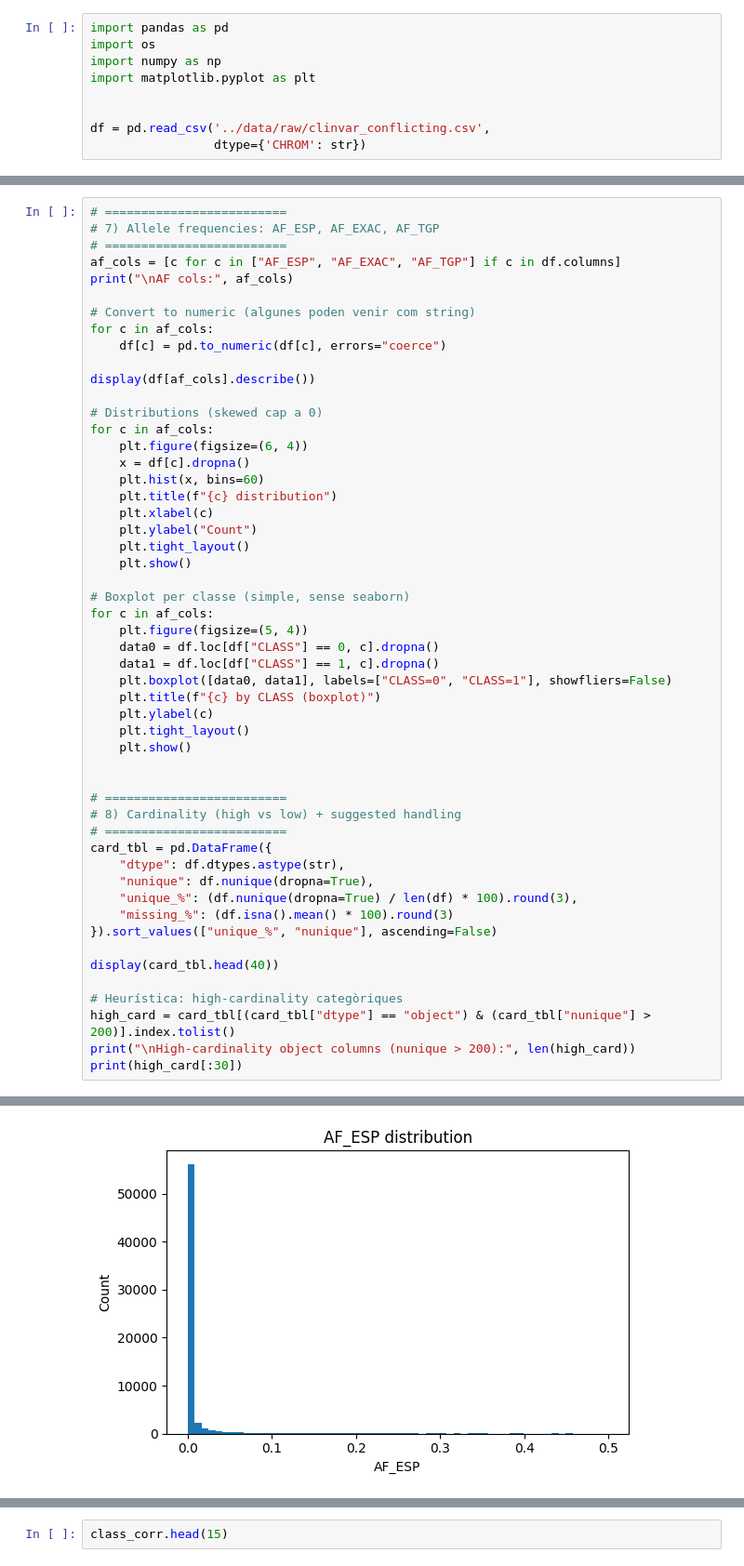
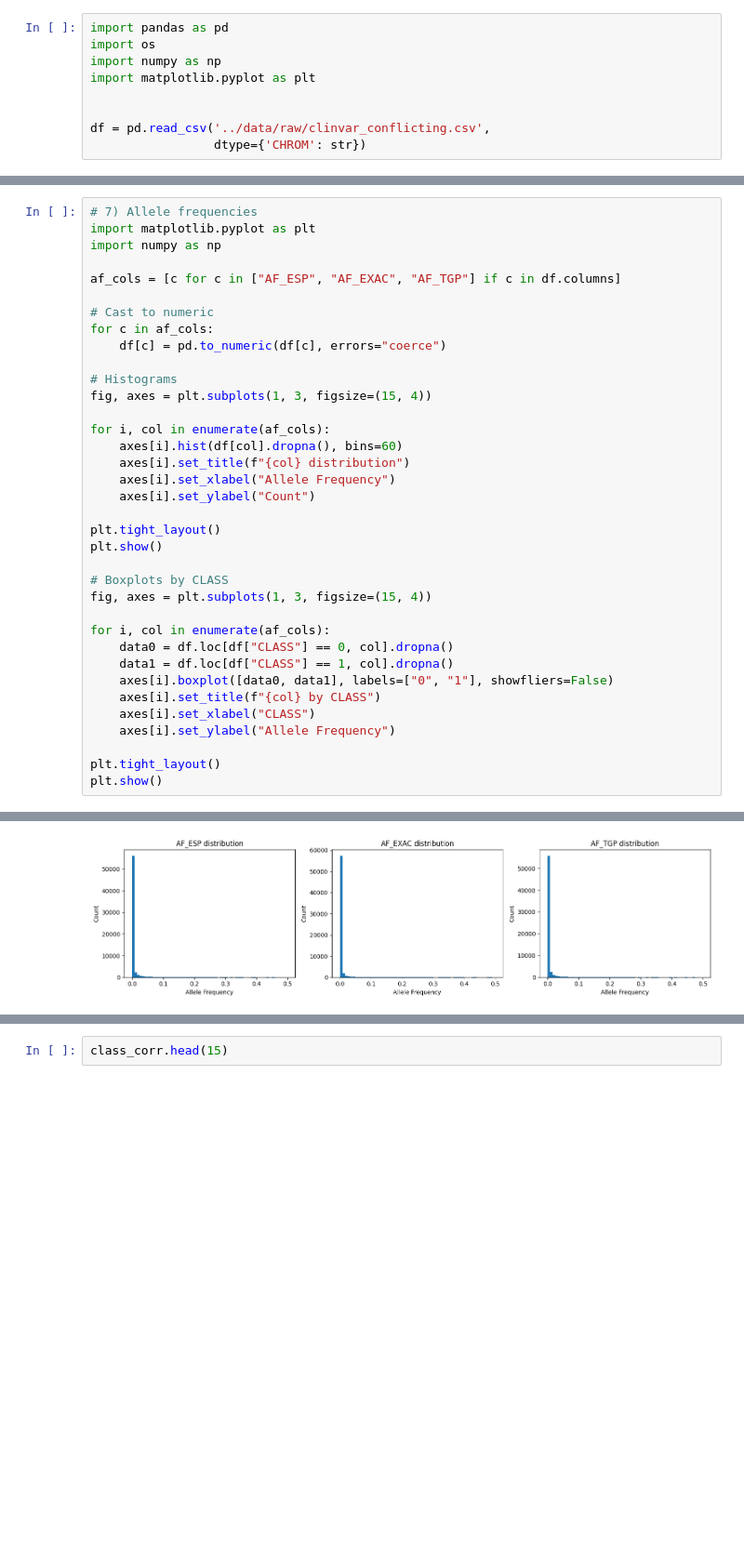
Before and after one commit to eliagarcia/tfg-genetic-variants, a Jupyter notebook: notebooks/eda.ipynb, the cells around one changed output, grey strips where cells are left out. Shown at 93% size. Saved outputs shown, nothing was run; the diff lists cells and outputs as text; blank space fills up the shorter version.

```diff
--- a/notebooks/eda.ipynb
+++ b/notebooks/eda.ipynb
@@ -322,53 +229,37 @@ S’identifiquen 16 columnes categòriques/textuals amb >200 valors únics, com
 # %%
-# =========================
-# 7) Allele frequencies: AF_ESP, AF_EXAC, AF_TGP
-# =========================
+# 7) Allele frequencies
+import matplotlib.pyplot as plt
+import numpy as np
+
 af_cols = [c for c in ["AF_ESP", "AF_EXAC", "AF_TGP"] if c in df.columns]
-print("\nAF cols:", af_cols)
 
-# Convert to numeric (algunes poden venir com string)
+# Cast to numeric
 for c in af_cols:
     df[c] = pd.to_numeric(df[c], errors="coerce")
 
-display(df[af_cols].describe())
+# Histograms
+fig, axes = plt.subplots(1, 3, figsize=(15, 4))
 
-# Distributions (skewed cap a 0)
-for c in af_cols:
-    plt.figure(figsize=(6, 4))
-    x = df[c].dropna()
-    plt.hist(x, bins=60)
-    plt.title(f"{c} distribution")
-    plt.xlabel(c)
-    plt.ylabel("Count")
-    plt.tight_layout()
-    plt.show()
+for i, col in enumerate(af_cols):
+    axes[i].hist(df[col].dropna(), bins=60)
+    axes[i].set_title(f"{col} distribution")
+    axes[i].set_xlabel("Allele Frequency")
+    axes[i].set_ylabel("Count")
 
-# Boxplot per classe (simple, sense seaborn)
-for c in af_cols:
-    plt.figure(figsize=(5, 4))
-    data0 = df.loc[df["CLASS"] == 0, c].dropna()
-    data1 = df.loc[df["CLASS"] == 1, c].dropna()
-    plt.boxplot([data0, data1], labels=["CLASS=0", "CLASS=1"], showfliers=False)
-    plt.title(f"{c} by CLASS (boxplot)")
-    plt.ylabel(c)
-    plt.tight_layout()
-    plt.show()
+plt.tight_layout()
+plt.show()
 
+# Boxplots by CLASS
+fig, axes = plt.subplots(1, 3, figsize=(15, 4))
 
-# =========================
-# 8) Cardinality (high vs low) + suggested handling
-# =========================
-card_tbl = pd.DataFrame({
-    "dtype": df.dtypes.astype(str),
-    "nunique": df.nunique(dropna=True),
-    "unique_%": (df.nunique(dropna=True) / len(df) * 100).round(3),
-    "missing_%": (df.isna().mean() * 100).round(3)
-}).sort_values(["unique_%", "nunique"], ascending=False)
+for i, col in enumerate(af_cols):
+    data0 = df.loc[df["CLASS"] == 0, col].dropna()
+    data1 = df.loc[df["CLASS"] == 1, col].dropna()
+    axes[i].boxplot([data0, data1], labels=["0", "1"], showfliers=False)
+    axes[i].set_title(f"{col} by CLASS")
+    axes[i].set_xlabel("CLASS")
+    axes[i].set_ylabel("Allele Frequency")
 
-display(card_tbl.head(40))
-
-# Heurística: high-cardinality categòriques
-high_card = card_tbl[(card_tbl["dtype"] == "object") & (card_tbl["nunique"] > 200)].index.tolist()
-print("\nHigh-cardinality object columns (nunique > 200):", len(high_card))
-print(high_card[:30])
+plt.tight_layout()
+plt.show()
 # %% [output]
@@ -385 +266 @@ AF cols: ['AF_ESP', 'AF_EXAC', 'AF_TGP']
-[figure, old version]
+[figure, new version]
```
Also changed, not shown: parts of 13 cells of this notebook.
